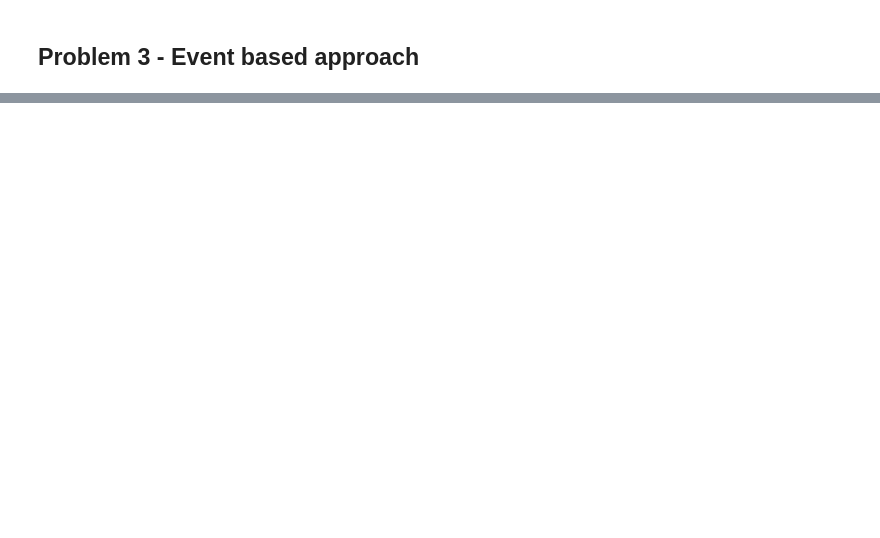
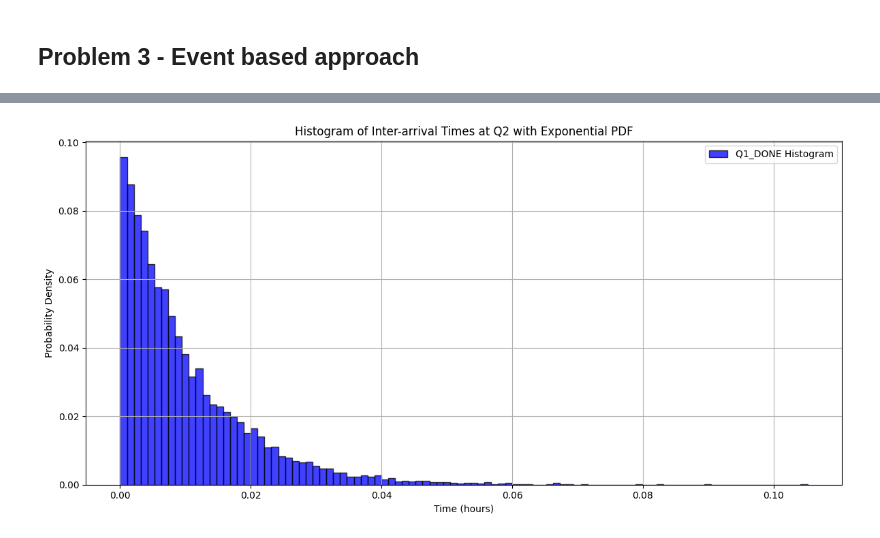
Before and after one commit to mikkelbjoern/traffic-course, a Jupyter notebook: project2/problem3-event-based.ipynb, the cells around one changed output, grey strips where cells are left out. Cells and saved outputs as stored; diff of their text form; code cells hidden in the pictures; blank space fills up the shorter version.

```diff
--- a/project2/problem3-event-based.ipynb
+++ b/project2/problem3-event-based.ipynb
@@ -146,0 +183,36 @@ df = simulate_df(10000)
+# %%
+
+
+lambda_ = 100  # Arrival rate for Q1
+mu_1 = 200  # Service rate for Q1
+mu_2 = 110  # Service rate for Q2
+
+# Plot inter-arrival at Q2, that is time between Q1_DONE events
+inter_arrival_times = q1_done_events.time.diff().dropna()  # Drop NaN values from the diff
+weights = np.ones_like(inter_arrival_times) / len(inter_arrival_times)  # Normalize to emulate a PDF
+
+# Create a single plot
+plt.figure(figsize=(12, 6))
+
+# Plot the histogram
+plt.hist(inter_arrival_times, bins=100, alpha=0.75, label="Q1_DONE Histogram", color="blue", weights=weights, edgecolor="black")
+
+
+# Define the range of x values for exponential functions
+x = np.linspace(0, waiting_time_df["Total"].max(), 1000)
+
+
+
+# Add labels, title, legend, and grid
+plt.xlabel("Time (hours)")
+plt.ylabel("Probability Density")
+plt.title("Histogram of Inter-arrival Times at Q2 with Exponential PDF")
+plt.legend()
+plt.grid()
+
+
+# Show the plot
+plt.tight_layout()
+plt.show()
+# %% [output]
+[figure, added]
```
Also changed, not shown: parts of 11 cells of this notebook, 1 other file.
